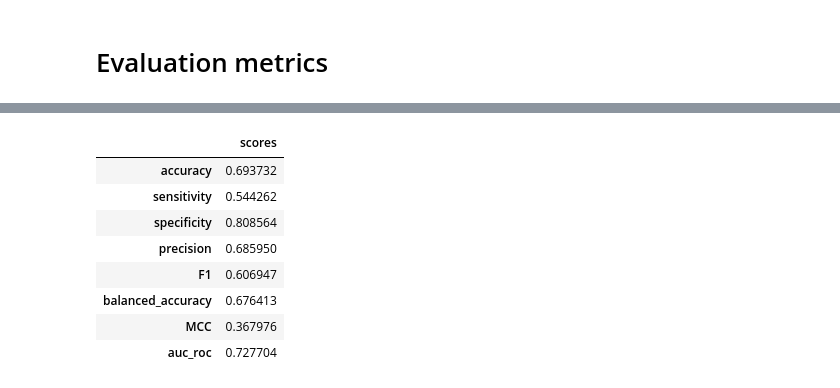
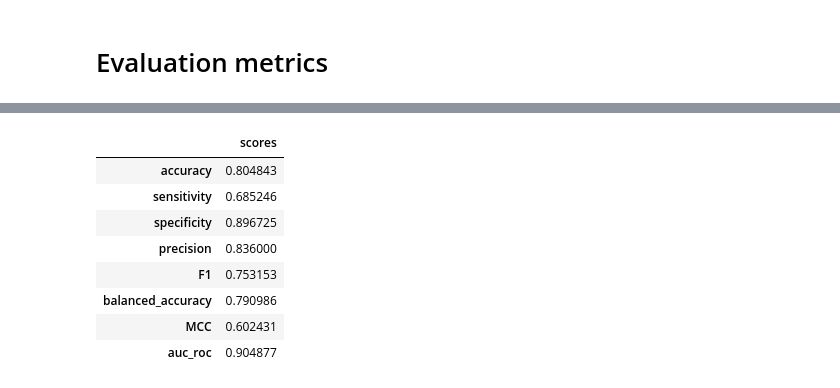
Before and after one commit to EugeneLamptey/VP16, a Jupyter notebook: feature_engineering_with_mordred.ipynb, the cells around one changed output, grey strips where cells are left out. Saved outputs shown, nothing was run; the diff lists cells and outputs as text; code cells hidden in the pictures.

```diff
--- a/feature_engineering_with_mordred.ipynb
+++ b/feature_engineering_with_mordred.ipynb
@@ -772,13 +567,19 @@ plt.show()
 # %% [markdown]
 # Pipeline for processing test data
+# %%
+#Splitting our data into train and test data using train_test_split module
+
+from sklearn.model_selection import train_test_split
+X_train, X_test, y_train, y_test = train_test_split( X, y, test_size=0.30, random_state=42)
 # %%
 from sklearn.pipeline import Pipeline
 from sklearn.compose import ColumnTransformer
 
 from sklearn.impute import SimpleImputer
 from sklearn.preprocessing import StandardScaler
-from sklearn.impute import KNNImputer
 from imblearn.over_sampling import SMOTE
+from sklearn.feature_selection import RFE
+from sklearn.ensemble import RandomForestClassifier
 
 
 Column_selector = ColumnTransformer(
@@ -787,14 +588,24 @@ Column_selector = ColumnTransformer(
     ]
 )
 
-test_pipeline = Pipeline([
-              ("preprocessor", Column_selector),
-              #("Imputation", KNNImputer()),
-              #("Data Imbalance", SMOTETransformer()),
+preprocess_pipeline = Pipeline([
+              #("preprocessor", Column_selector),
               ("Imputation", SimpleImputer()),
-              ("Scaling", StandardScaler())
+              ("Scaling", StandardScaler()),
+              ("Removing low variance features", VarianceThreshold()),
+              ("Selecting principal components", PCA(n_components=125)),
+              #("RFE", RFE(RandomForestClassifier(n_estimators = 500, random_state = 42), n_features_to_select = 100))
 ])
-test_pipeline.fit(X_train, y_train)
+
+
+# define pipeline for handling dataImbalance
+from imblearn.pipeline import Pipeline as imb_Pipeline
+
+sm_pipeline = imb_Pipeline([
+           ("Data Imbalance", SMOTE(random_state = 1, k_neighbors = 5))
+])
+
+preprocess_pipeline.fit(X_train, y_train)
 # %% [output]
 Pipeline(steps=[('preprocessor',
                  ColumnTransformer(transformers=[('relevant_cols',
@@ -827,15 +627,16 @@ Pipeline(steps=[('Data Imbalance', SMOTE())])
 # %%
-transformed_X_train = test_pipeline.transform(X_train)
-transformed_X_test = test_pipeline.transform(X_test)
+#transforming the datasets
+transformed_X_train = preprocess_pipeline.transform(X_train)
+transformed_X_test = preprocess_pipeline.transform(X_test)
 
 #adding the smote pipeline to handle the data Imbalance in transformed X_train
-X_train_resampled, y_train_resampled = pipeline.fit_resample(transformed_X_train, y_train)
+X_train_resampled, y_train_resampled = sm_pipeline.fit_resample(transformed_X_train, y_train)
 # %%
 # Random Forest model
 from sklearn.ensemble import RandomForestClassifier
 
 
 # Define and train the model
-rfc = RandomForestClassifier()
+rfc = RandomForestClassifier(n_estimators = 700, random_state = 42)
 rfc.fit(X_train_resampled, y_train_resampled)
 # %% [output]
@@ -946,12 +711,12 @@ evaluate(transformed_X_test, y_test, rfc)
 # %%
-evaluate(transformed_X_test, y_test, knn)
+evaluate(transformed_X_test, y_test, rfc)
 # %% [output]
 |  | scores |
-| accuracy | 0.693732 |
-| sensitivity | 0.544262 |
-| specificity | 0.808564 |
-| precision | 0.685950 |
-| F1 | 0.606947 |
-| balanced_accuracy | 0.676413 |
-| MCC | 0.367976 |
-| auc_roc | 0.727704 |
+| accuracy | 0.804843 |
+| sensitivity | 0.685246 |
+| specificity | 0.896725 |
+| precision | 0.836000 |
+| F1 | 0.753153 |
+| balanced_accuracy | 0.790986 |
+| MCC | 0.602431 |
+| auc_roc | 0.904877 |
```
Also changed, not shown: parts of 56 cells of this notebook, 1 other file.
